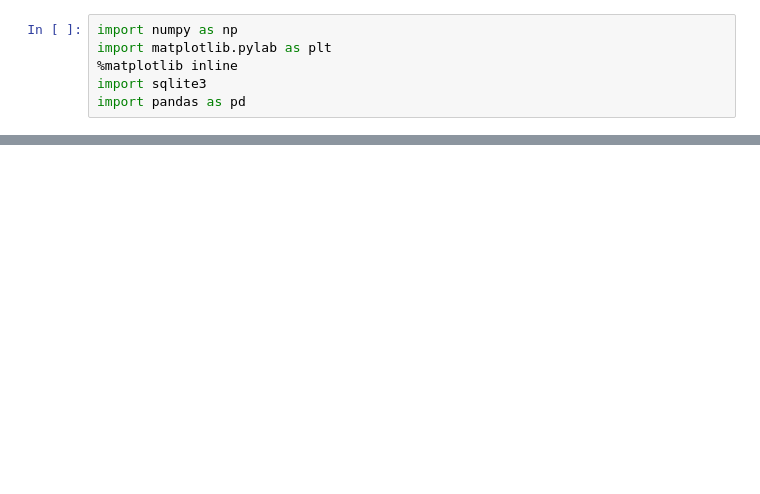
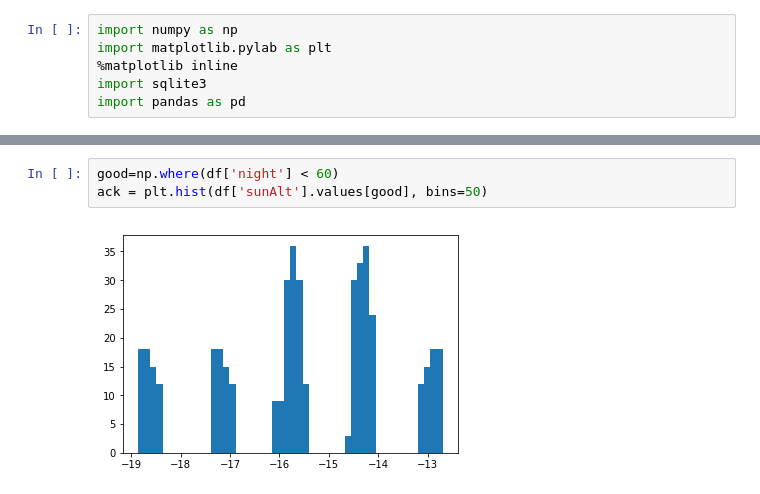
Before and after one commit to lsst-sims/sims_featureScheduler_runs_1.3, a Jupyter notebook: twilight_neo/neo_stats.ipynb, the cells around one changed output, grey strips where cells are left out. Drawn from its saved outputs; the diff is of its cells as text; blank space fills up the shorter version.

```diff
--- a/twilight_neo/neo_stats.ipynb
+++ b/twilight_neo/neo_stats.ipynb
@@ -31,0 +35,5 @@ plt.ylabel('# of obs')
+# %%
+good=np.where(df['night'] < 60)
+ack = plt.hist(df['sunAlt'].values[good], bins=50)
+# %% [output]
+[figure, added]
```
Also changed, not shown: parts of 12 cells of this notebook, 2 other files.
